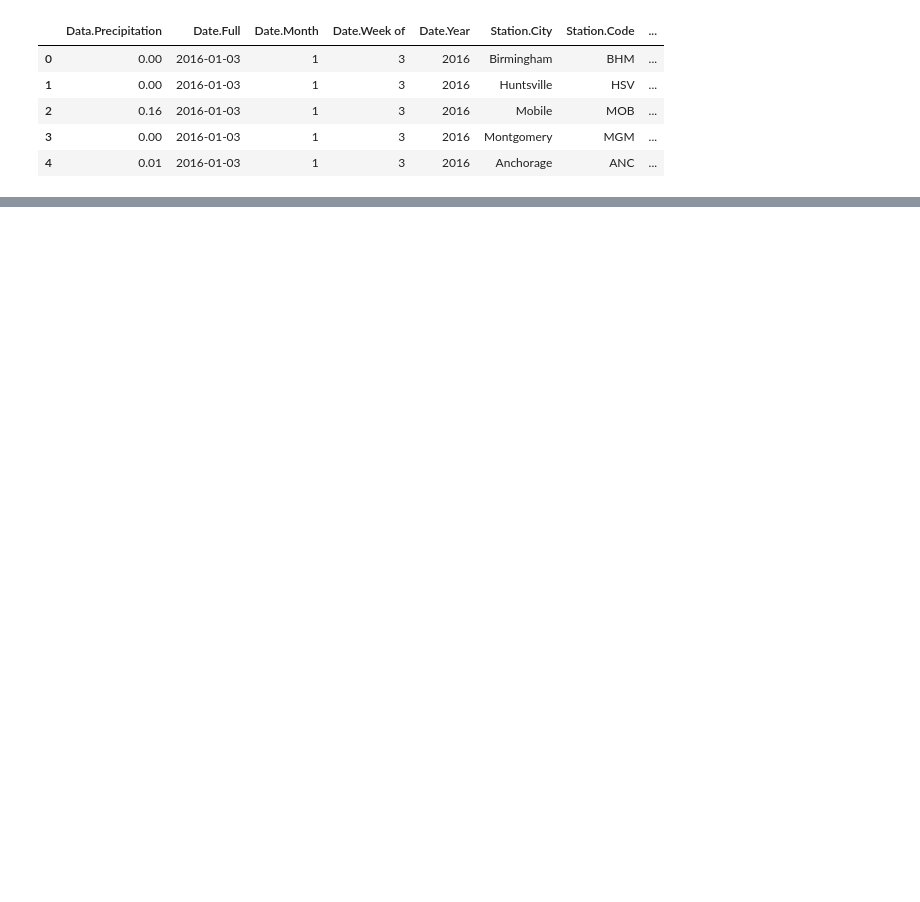
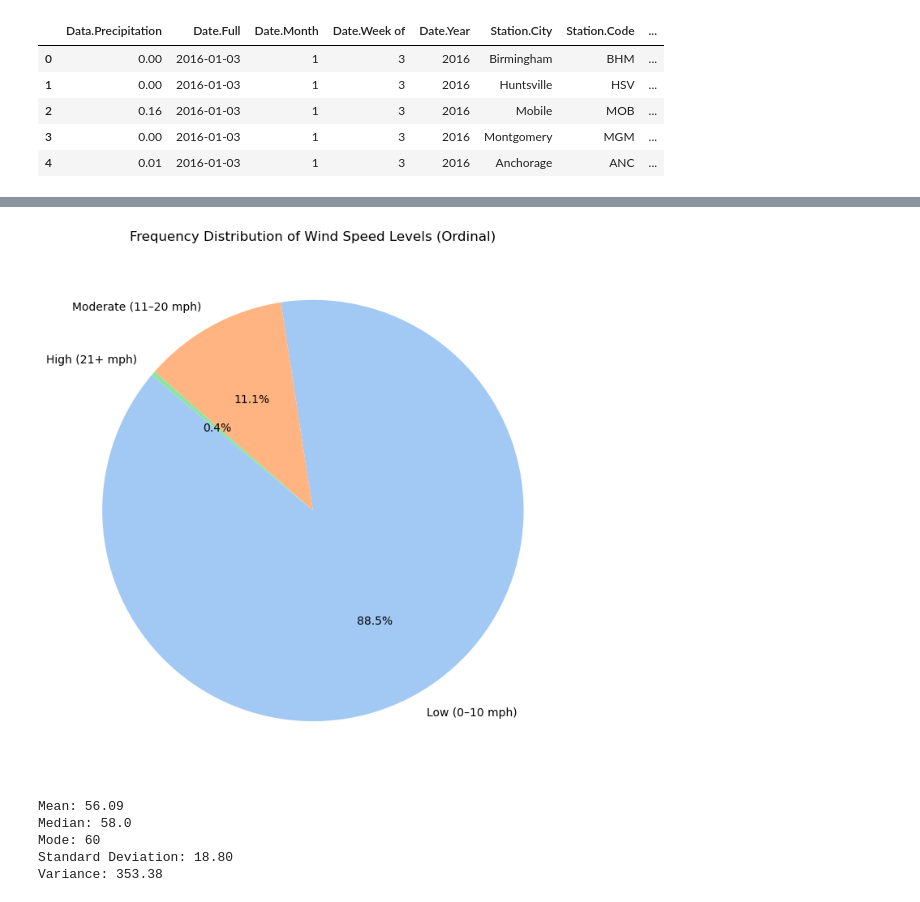
Before and after one commit to vinayreddyverama/Projects, a Jupyter notebook: Pratice/weather.ipynb, the cells around one changed output, grey strips where cells are left out. Saved outputs shown, nothing was run; the diff lists cells and outputs as text; code cells hidden in the pictures; blank space fills up the shorter version.

```diff
--- a/Pratice/weather.ipynb
+++ b/Pratice/weather.ipynb
@@ -25,0 +45,37 @@ df.dropna(subset=['Data.Precipitation', 'Data.Temperature.Avg Temp', 'Data.Wind.
+# %%
+# Categorize wind speed into ordinal levels
+wind_speed_bins = [0, 10, 20, float('inf')]
+wind_speed_labels = ['Low (0–10 mph)', 'Moderate (11–20 mph)', 'High (21+ mph)']
+df['Wind Speed Level'] = pd.cut(df['Data.Wind.Speed'], bins=wind_speed_bins, labels=wind_speed_labels, right=True, include_lowest=True)
+
+# Get frequency counts for each wind speed level
+wind_speed_counts = df['Wind Speed Level'].value_counts().sort_index()
+
+# Plot pie chart
+plt.figure(figsize=(7, 7))
+plt.pie(wind_speed_counts, labels=wind_speed_counts.index, autopct='%1.1f%%', colors=sns.color_palette('pastel'), startangle=140)
+plt.title('Frequency Distribution of Wind Speed Levels (Ordinal)')
+plt.tight_layout()
+plt.show()
+# %% [output]
+[figure, added]
+# %%
+from scipy import stats
+
+mean = avg_temp_stats['mean']
+median = avg_temp_stats['50%']
+mode = stats.mode(df['Data.Temperature.Avg Temp'], keepdims=True)[0][0]
+std_dev = avg_temp_stats['std']
+variance = df['Data.Temperature.Avg Temp'].var()
+
+print(f"Mean: {mean:.2f}")
+print(f"Median: {median}")
+print(f"Mode: {mode}")
+print(f"Standard Deviation: {std_dev:.2f}")
+print(f"Variance: {variance:.2f}")
+# %% [output]
+Mean: 56.09
+Median: 58.0
+Mode: 60
+Standard Deviation: 18.80
+Variance: 353.38
```
Also changed, not shown: parts of 5 cells of this notebook.
